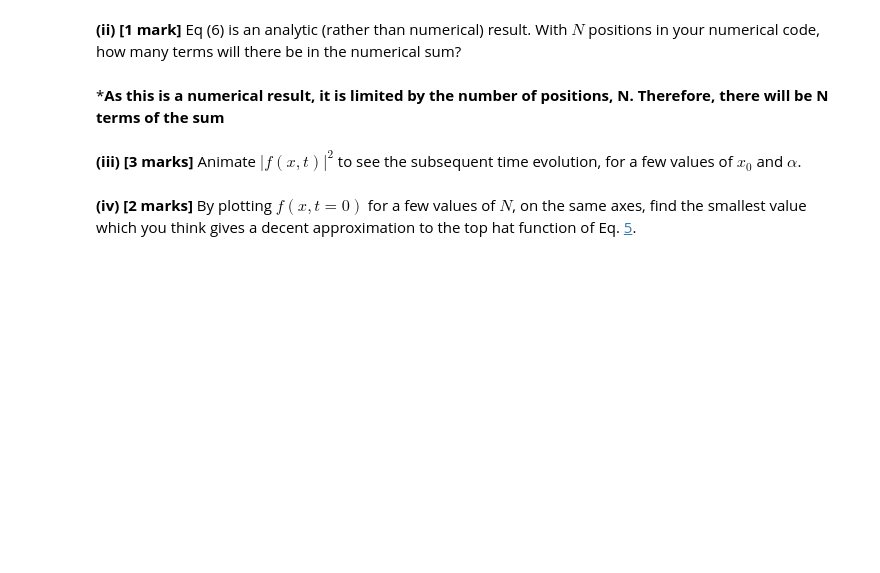
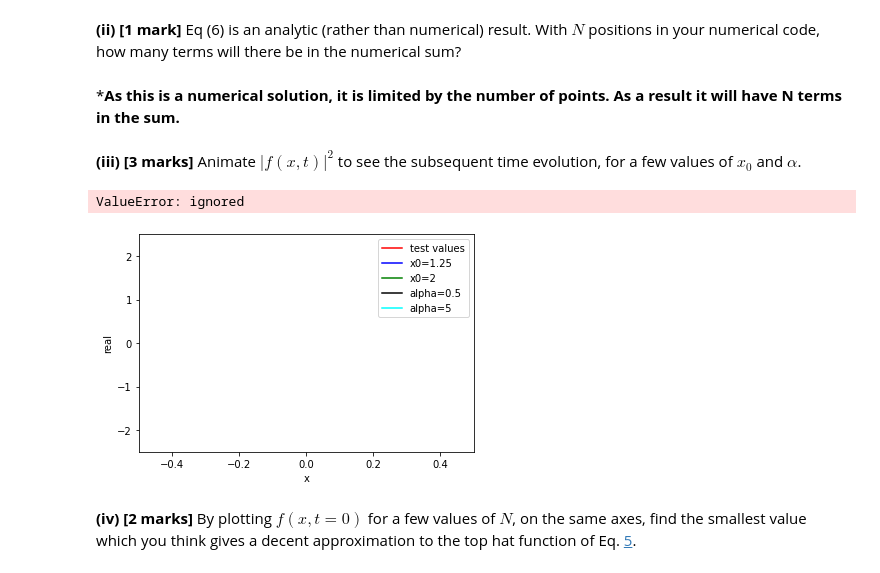
Before and after one commit to oliver2901/quantum-assignment, a Jupyter notebook: assignment_1.ipynb, the cells around one changed output. Cells and saved outputs as stored; diff of their text form; code cells hidden in the pictures; blank space fills up the shorter version.

```diff
--- a/assignment_1.ipynb
+++ b/assignment_1.ipynb
@@ -168,6 +158,6 @@ $$
 # %% [markdown]
 **(ii) [1 mark]** Eq (6) is an analytic (rather than numerical) result. With $N$ positions in your numerical code, how many terms will there be in the numerical sum?
-# %% [markdown]
-***As this is a numerical result, it is limited by the number of positions, N. Therefore, there will be N terms of the sum**
+# %% [markdown]
+***As this is a numerical solution, it is limited by the number of points. As a result it will have N terms in the sum.**
 # %% [markdown]
 **(iii) [3 marks]** Animate $|f(x,t)|^2$ to see the subsequent time evolution, for a few values of $x_0$ and $\alpha$.
@@ -174,3 +185,53 @@ $$
+# %%
+'''fig = plt.figure()
+ax=plt.axes()
+
+line1, =ax.plot([],label='test values',color='red')
+line2, =ax.plot([],label='x0=1.25',color='blue')
+line3, =ax.plot([],label='x0=2',color='green')
+line4, =ax.plot([],label='alpha=0.5',color='black')
+line5, =ax.plot([],label='alpha=5',color='cyan')
+
+ax.set_xlim(-0.5,0.5)
+ax.set_ylim(-2.5,2.5)
+
+
+plt.xlabel("x")
+plt.ylabel("real")
+plt.legend()
+
+def animate(frame_num):
+
+  y1=np.zeros(1000)
+  y2=np.zeros(1000)
+  y3=np.zeros(1000)
+  y4=np.zeros(1000)
+  y5=np.zeros(1000)
+
+  for i in range(1,1000):
+    y1[i-1]=fxtas(frame_num,1/4,0.01)
+    y2[i-1]=fxtas(frame_num,1.5,0.01)
+    y3[i-1]=fxtas(frame_num,2,0.01)
+    y4[i-1]=fxtas(frame_num,1/4,0.5)
+    y5[i-1]=fxtas(frame_num,1,5)
+
+  line1.set_data(y1[0],y1[1])
+  line2.set_data(y2[0],y2[1])
+  line3.set_data(y3[0],y3[1])
+  line4.set_data(y4[0],y4[1])
+  line5.set_data(y5[0],y5[1])
+
+  return line1,line2,line3,line4,line5
+
+anim=FuncAnimation(fig,animate,frames=1000,interval=20)
+
+video=anim.to_html5_video()
+html=display.HTML(video)
+display.display(html)
+plt.close()'''
+# %% [output]
+ValueError: ignored
+[figure, added]
 # %% [markdown]
 **(iv) [2 marks]** By plotting $f(x,t=0)$ for a few values of $N$, on the same axes, find the smallest value which you think gives a decent approximation to the top hat function of Eq. [5](#mjx-eqn-eq:tophat).
 # %% [markdown]
```
Also changed, not shown: parts of 15 cells of this notebook.
